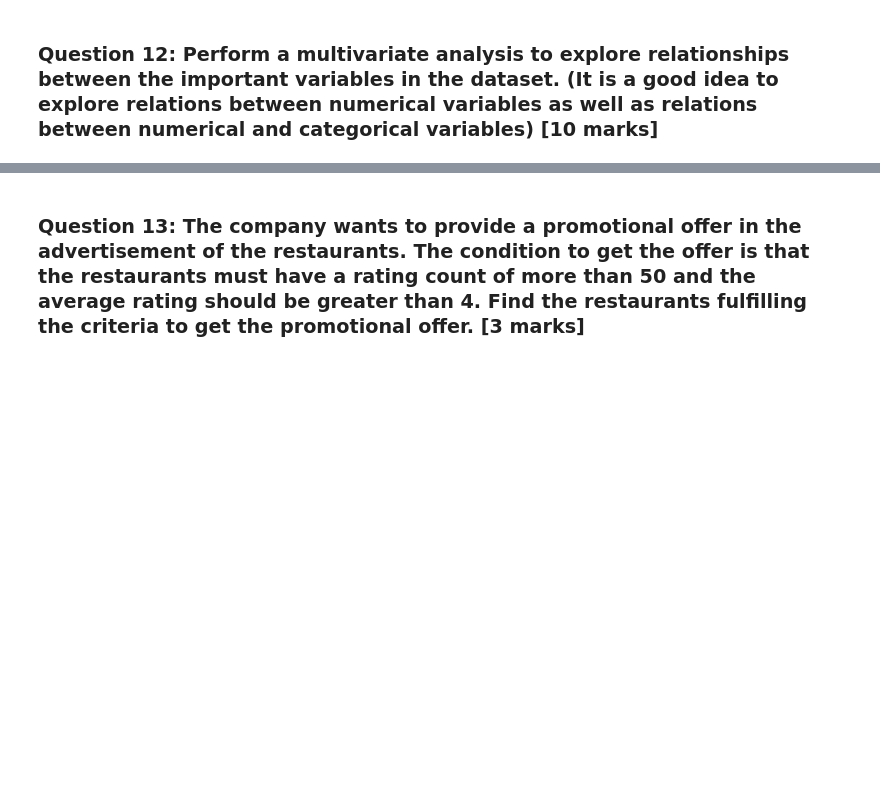
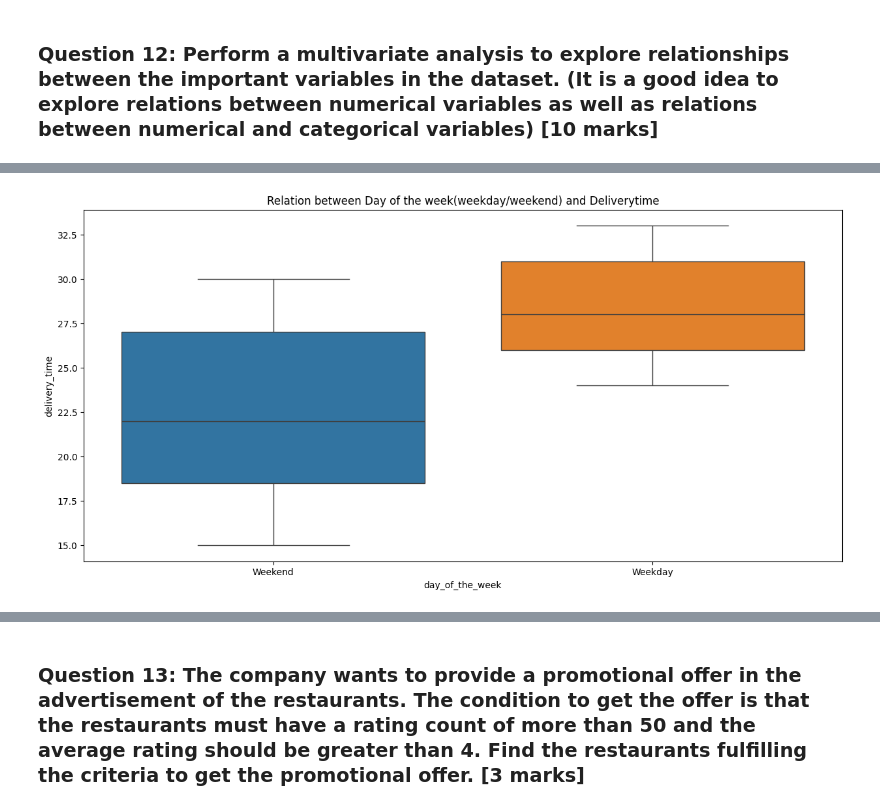
Before and after one commit to Vijayalakshmitce/8-2-demo, a Jupyter notebook: PYF_Project_Learner_Notebook_Full_Code.ipynb, the cells around one changed output, grey strips where cells are left out. Cells and saved outputs as stored; diff of their text form; code cells hidden in the pictures; blank space fills up the shorter version.

```diff
--- a/PYF_Project_Learner_Notebook_Full_Code.ipynb
+++ b/PYF_Project_Learner_Notebook_Full_Code.ipynb
@@ -398,0 +458,8 @@ The mean order for the delivery time: 24.161749209694417
+# %%
+#Day of Week vs Delivery Time
+plt.figure(figsize=(15,7))
+sns.boxplot(df,x='day_of_the_week',y='delivery_time',hue='day_of_the_week')
+plt.title("Relation between Day of the week(weekday/weekend) and Deliverytime")
+plt.show()
+# %% [output]
+[figure, added]
```
Also changed, not shown: parts of 20 cells of this notebook.
